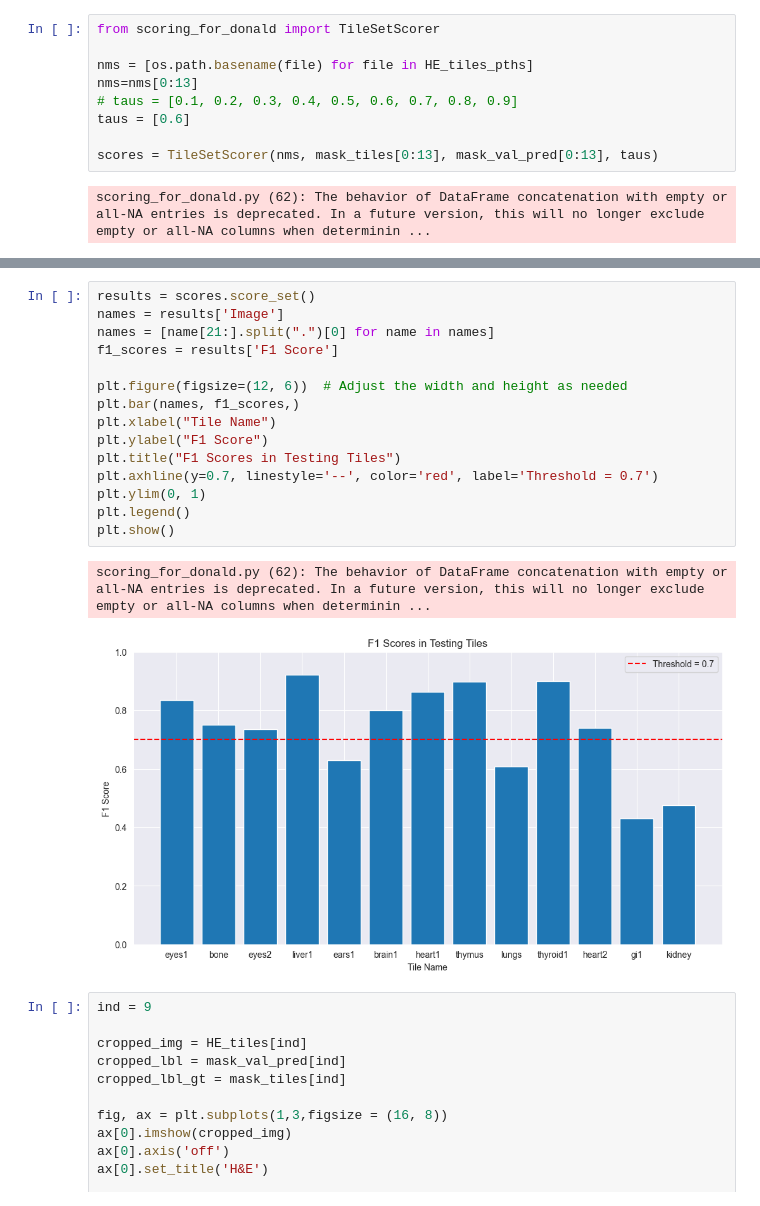
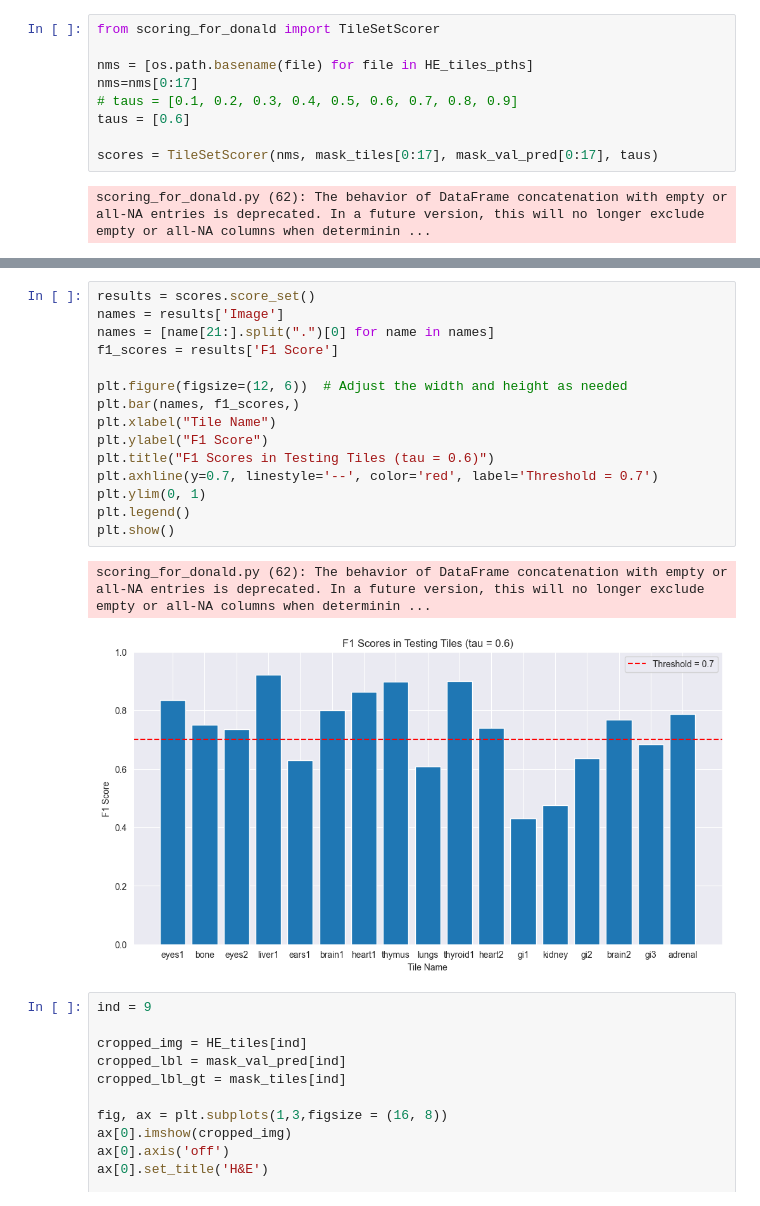
Before and after one commit to donniekramer8/Nuclei-seg-collection, a Jupyter notebook: stardist/monkey/3_5_Test_Model.ipynb, the cells around one changed output, grey strips where cells are left out. Drawn from its saved outputs; the diff is of its cells as text.

```diff
--- a/stardist/monkey/3_5_Test_Model.ipynb
+++ b/stardist/monkey/3_5_Test_Model.ipynb
@@ -103,11 +102,11 @@ NameError: name 'testing_HE_tiles_pths' is not defined
 from scoring_for_donald import TileSetScorer
 
 nms = [os.path.basename(file) for file in HE_tiles_pths]
-nms=nms[0:13]
+nms=nms[0:17]
 # taus = [0.1, 0.2, 0.3, 0.4, 0.5, 0.6, 0.7, 0.8, 0.9]
 taus = [0.6]
 
-scores = TileSetScorer(nms, mask_tiles[0:13], mask_val_pred[0:13], taus)
+scores = TileSetScorer(nms, mask_tiles[0:17], mask_val_pred[0:17], taus)
 # %% [output]
 scoring_for_donald.py (62): The behavior of DataFrame concatenation with empty or all-NA entries is deprecated. In a future version, this will no longer exclude empty or all-NA columns when determinin ...
 # %%
@@ -132,21 +135,21 @@ scoring_for_donald.py (62): The behavior of DataFrame concatenation with empty o
 # %%
 results = scores.score_set()
 names = results['Image']
 names = [name[21:].split(".")[0] for name in names]
 f1_scores = results['F1 Score']
 
 plt.figure(figsize=(12, 6))  # Adjust the width and height as needed
 plt.bar(names, f1_scores,)
 plt.xlabel("Tile Name")
 plt.ylabel("F1 Score")
-plt.title("F1 Scores in Testing Tiles")
+plt.title("F1 Scores in Testing Tiles (tau = 0.6)")
 plt.axhline(y=0.7, linestyle='--', color='red', label='Threshold = 0.7')
 plt.ylim(0, 1)
 plt.legend()
 plt.show()
 # %% [output]
 scoring_for_donald.py (62): The behavior of DataFrame concatenation with empty or all-NA entries is deprecated. In a future version, this will no longer exclude empty or all-NA columns when determinin ...
-[figure, old version]
+[figure, new version]
 # %%
 ind = 9
 
```
Also changed, not shown: parts of 3 cells of this notebook, 2 other files.
